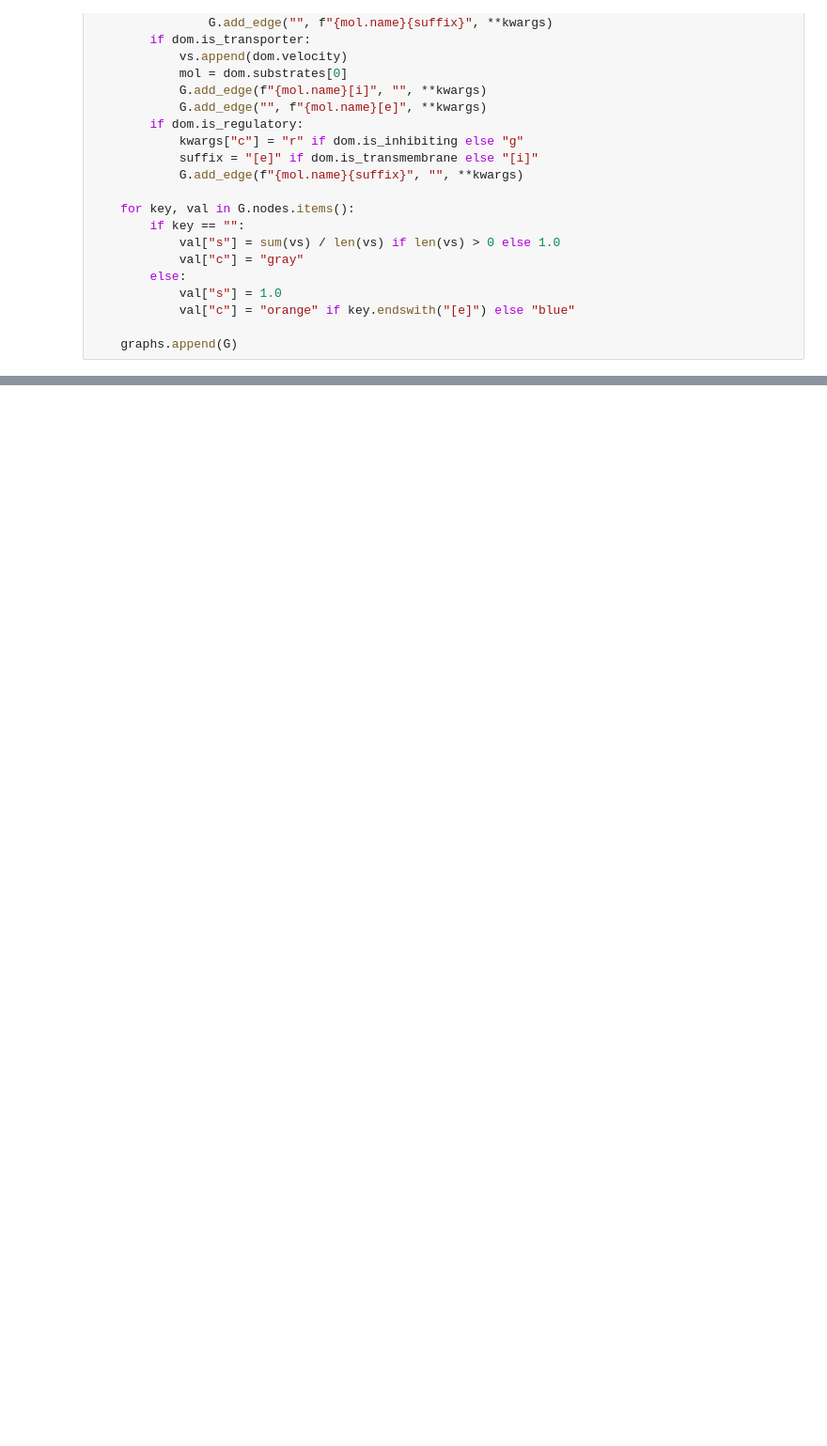
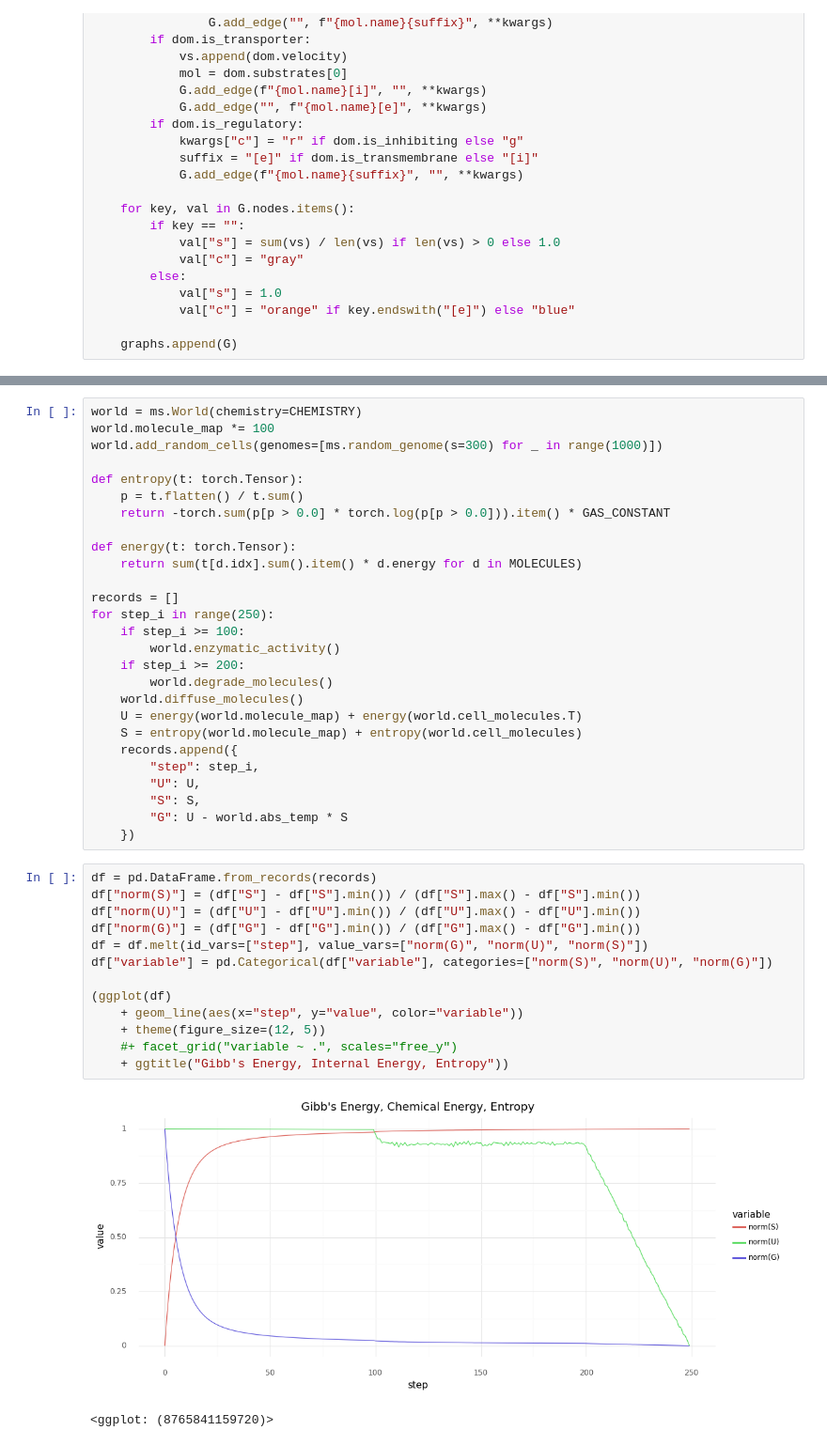
Before and after one commit to mRcSchwering/magic-soup, a Jupyter notebook: check.ipynb, the cells around one changed output, grey strips where cells are left out. Shown at 94% size. Cells and saved outputs as stored; diff of their text form; blank space fills up the shorter version.

```diff
--- a/check.ipynb
+++ b/check.ipynb
@@ -218,0 +260,43 @@ plt.show()
+# %%
+world = ms.World(chemistry=CHEMISTRY)
+world.molecule_map *= 100
+world.add_random_cells(genomes=[ms.random_genome(s=300) for _ in range(1000)])
+
+def entropy(t: torch.Tensor):
+    p = t.flatten() / t.sum()
+    return -torch.sum(p[p > 0.0] * torch.log(p[p > 0.0])).item() * GAS_CONSTANT
+
+def energy(t: torch.Tensor):
+    return sum(t[d.idx].sum().item() * d.energy for d in MOLECULES)
+
+records = []
+for step_i in range(250):
+    if step_i >= 100:
+        world.enzymatic_activity()
+    if step_i >= 200:
+        world.degrade_molecules()
+    world.diffuse_molecules()
+    U = energy(world.molecule_map) + energy(world.cell_molecules.T)
+    S = entropy(world.molecule_map) + entropy(world.cell_molecules)
+    records.append({
+        "step": step_i,
+        "U": U,
+        "S": S,
+        "G": U - world.abs_temp * S
+    })
+# %%
+df = pd.DataFrame.from_records(records)
+df["norm(S)"] = (df["S"] - df["S"].min()) / (df["S"].max() - df["S"].min())
+df["norm(U)"] = (df["U"] - df["U"].min()) / (df["U"].max() - df["U"].min())
+df["norm(G)"] = (df["G"] - df["G"].min()) / (df["G"].max() - df["G"].min())
+df = df.melt(id_vars=["step"], value_vars=["norm(G)", "norm(U)", "norm(S)"])
+df["variable"] = pd.Categorical(df["variable"], categories=["norm(S)", "norm(U)", "norm(G)"])
+
+(ggplot(df)
+    + geom_line(aes(x="step", y="value", color="variable"))
+    + theme(figure_size=(12, 5))
+    #+ facet_grid("variable ~ .", scales="free_y")
+    + ggtitle("Gibb's Energy, Internal Energy, Entropy"))
+# %% [output]
+[figure, added]
+<ggplot: (8765841159720)>
```
Also changed, not shown: parts of 13 cells of this notebook, 3 other files.
